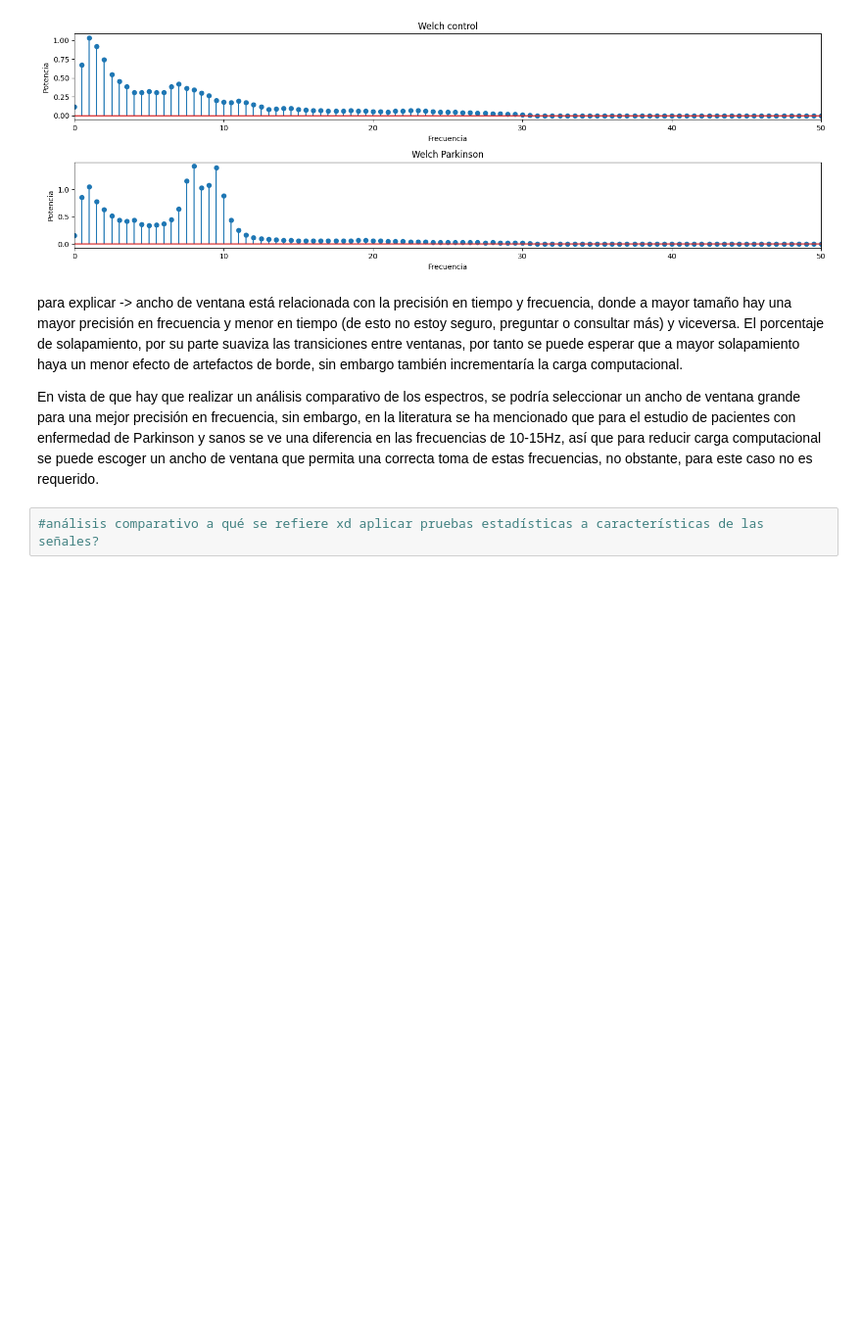
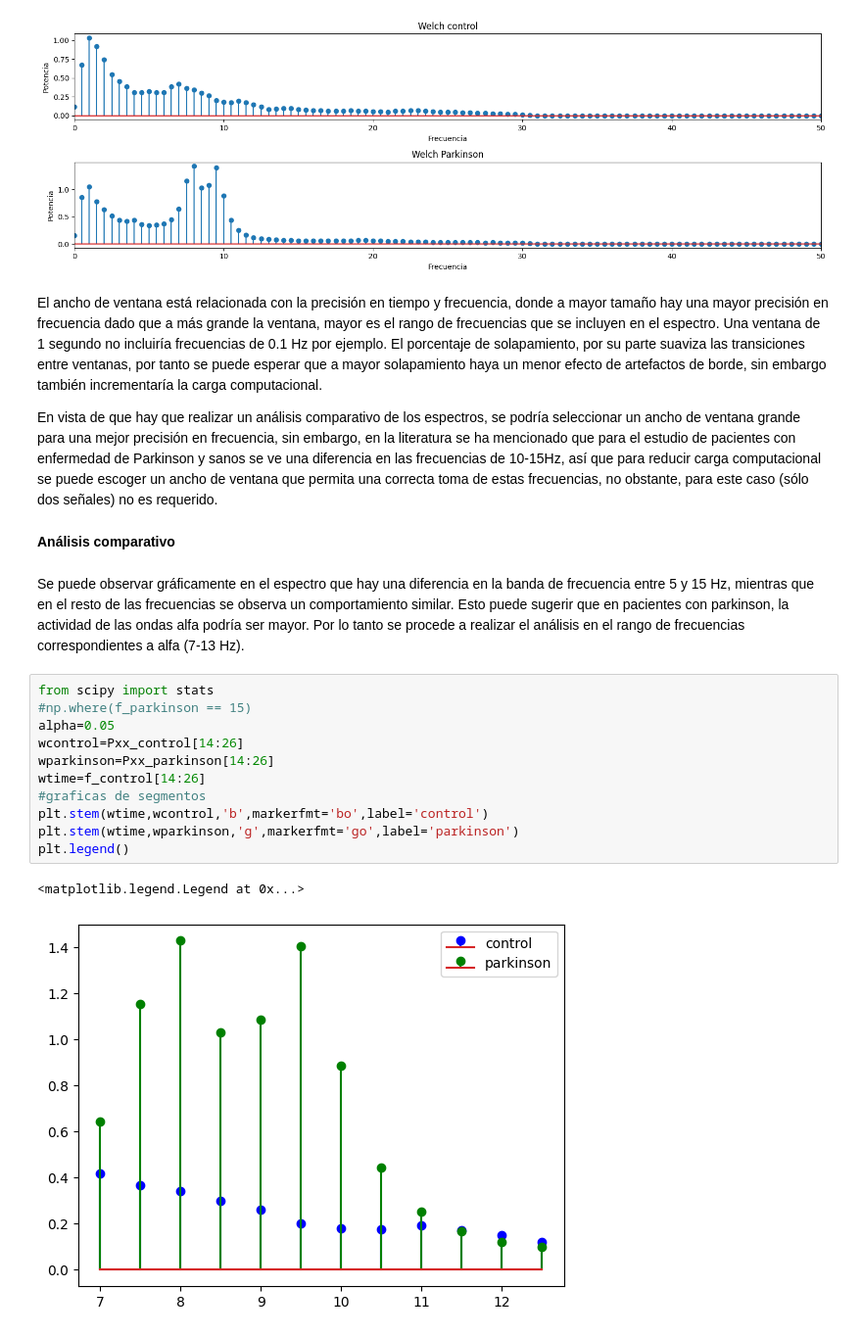
Before and after one commit to MateoOyuelaR19/LAB-BIOSE-ALES, a Jupyter notebook: 5_Analisis_en_frecuencia/practica5.ipynb, the cells around one changed output. Shown: that part at 98% size. Drawn from its saved outputs; the diff is of its cells as text; blank space fills up the shorter version.

```diff
--- a/5_Analisis_en_frecuencia/practica5.ipynb
+++ b/5_Analisis_en_frecuencia/practica5.ipynb
@@ -144,9 +144,25 @@ plt.tight_layout()
 # %% [output]
 [figure]
 # %% [markdown]
-para explicar -> ancho de ventana está relacionada con la precisión en tiempo y frecuencia, donde a mayor tamaño hay una mayor precisión en frecuencia y menor en tiempo (de esto no estoy seguro, preguntar o consultar más) y viceversa.
+El ancho de ventana está relacionada con la precisión en tiempo y frecuencia, donde a mayor tamaño hay una mayor precisión en frecuencia dado que a más grande la ventana, mayor es el rango de frecuencias que se incluyen en el espectro. Una ventana de 1 segundo no incluiría frecuencias de 0.1 Hz por ejemplo.
 El porcentaje de solapamiento, por su parte suaviza las transiciones entre ventanas, por tanto se puede esperar que a mayor solapamiento haya un menor efecto de artefactos de borde, sin embargo también incrementaría la carga computacional.
 
-En vista de que hay que realizar un análisis comparativo de los espectros, se podría seleccionar un ancho de ventana grande para una mejor precisión en frecuencia, sin embargo, en la literatura se ha mencionado que para el estudio de pacientes con enfermedad de Parkinson y sanos se ve una diferencia en las frecuencias de 10-15Hz, así que para reducir carga computacional se puede escoger un ancho de ventana que permita una correcta toma de estas frecuencias, no obstante, para este caso no es requerido.
+En vista de que hay que realizar un análisis comparativo de los espectros, se podría seleccionar un ancho de ventana grande para una mejor precisión en frecuencia, sin embargo, en la literatura se ha mencionado que para el estudio de pacientes con enfermedad de Parkinson y sanos se ve una diferencia en las frecuencias de 10-15Hz, así que para reducir carga computacional se puede escoger un ancho de ventana que permita una correcta toma de estas frecuencias, no obstante, para este caso (sólo dos señales) no es requerido.
-# %%
-#análisis comparativo a qué se refiere xd aplicar pruebas estadísticas a características de las señales?
+# %% [markdown]
+**Análisis comparativo**
+# %% [markdown]
+Se puede observar gráficamente en el espectro que hay una diferencia en la banda de frecuencia entre 5 y 15 Hz, mientras que en el resto de las frecuencias se observa un comportamiento similar. Esto puede sugerir que en pacientes con parkinson, la actividad de las ondas alfa podría ser mayor. Por lo tanto se procede a realizar el análisis en el rango de frecuencias correspondientes a alfa (7-13 Hz).
+# %%
+from scipy import stats
+#np.where(f_parkinson == 15)
+alpha=0.05
+wcontrol=Pxx_control[14:26]
+wparkinson=Pxx_parkinson[14:26]
+wtime=f_control[14:26]
+#graficas de segmentos
+plt.stem(wtime,wcontrol,'b',markerfmt='bo',label='control')
+plt.stem(wtime,wparkinson,'g',markerfmt='go',label='parkinson')
+plt.legend()
+# %% [output]
+<matplotlib.legend.Legend at 0x...>
+[figure, added]
```
Also changed, not shown: parts of 5 cells of this notebook.
